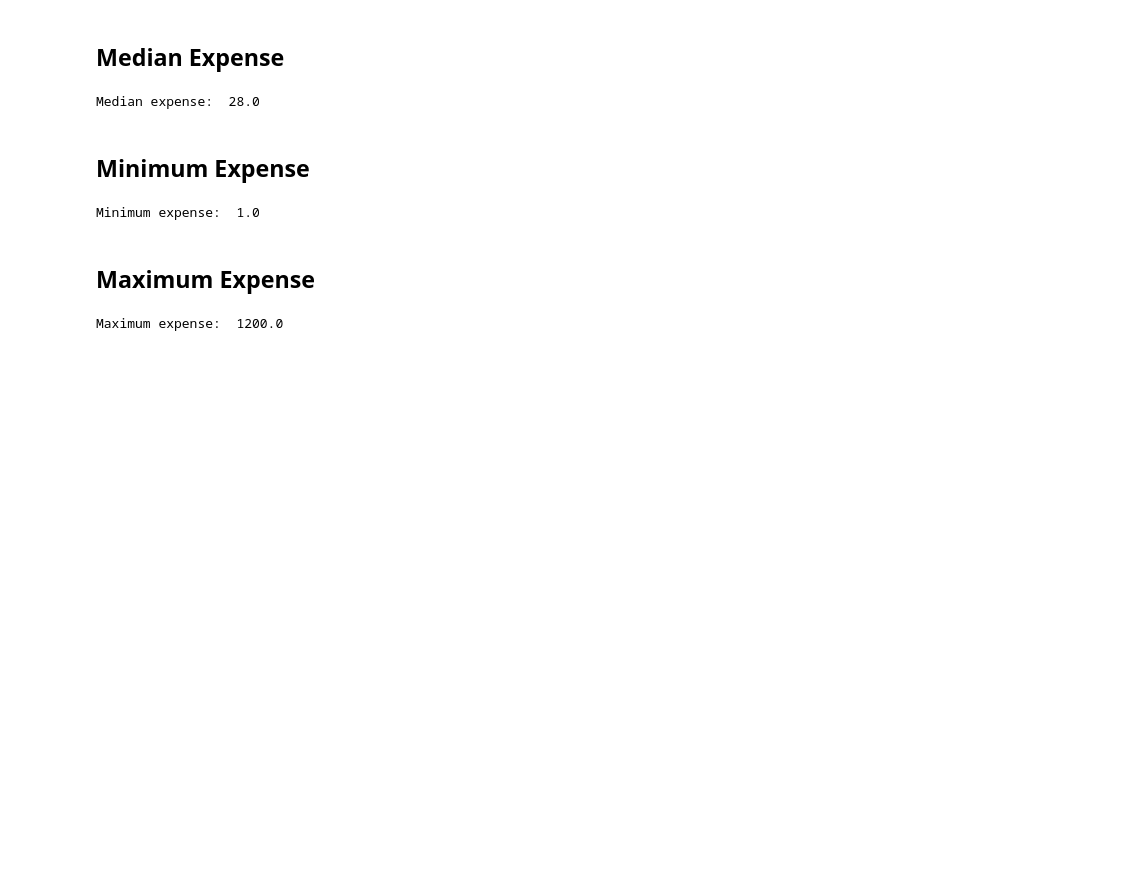
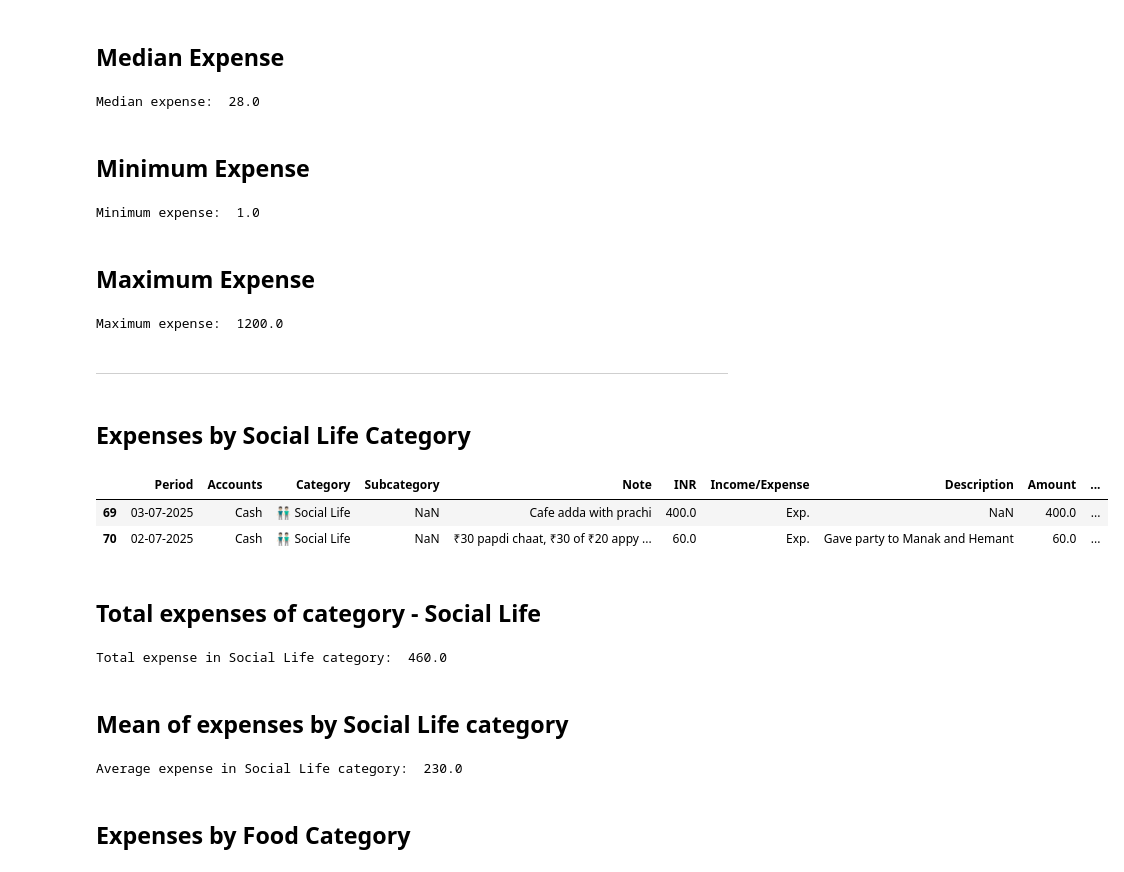
Before and after one commit to kpraham-collab/personal-expenses-analysis, a Jupyter notebook: july_expenses_analysis.ipynb, the cells around one changed output. Saved outputs shown, nothing was run; the diff lists cells and outputs as text; code cells hidden in the pictures; blank space fills up the shorter version.

```diff
--- a/july_expenses_analysis.ipynb
+++ b/july_expenses_analysis.ipynb
@@ -61,3 +57,30 @@ maximum_expense = expenses_only['INR'].max()
 print("Maximum expense: ", maximum_expense)
 # %% [output]
 Maximum expense:  1200.0
+# %% [markdown]
+---
+# %% [markdown]
+## Expenses by Social Life Category
+# %%
+category_Social_life = df[df['Category']=='👬🏻 Social Life']
+category_Social_life
+# %% [output]
+|  | Period | Accounts | Category | Subcategory | Note | INR | Income/Expense | Description | Amount | ... |
+| 69 | 03-07-2025 | Cash | 👬🏻 Social Life | NaN | Cafe adda with prachi | 400.0 | Exp. | NaN | 400.0 | ... |
+| 70 | 02-07-2025 | Cash | 👬🏻 Social Life | NaN | ₹30 papdi chaat, ₹30 of ₹20 appy ... | 60.0 | Exp. | Gave party to Manak and Hemant | 60.0 | ... |
+# %% [markdown]
+## Total expenses of category - Social Life
+# %%
+total_social_life_expense = category_Social_life['Amount'].sum()
+print("Total expense in Social Life category: ", total_social_life_expense)
+# %% [output]
+Total expense in Social Life category:  460.0
+# %% [markdown]
+## Mean of expenses by Social Life category
+# %%
+avg_category_expense = category_Social_life['Amount'].mean()
+print("Average expense in Social Life category: ", avg_category_expense)
+# %% [output]
+Average expense in Social Life category:  230.0
+# %% [markdown]
+## Expenses by Food Category
```
Also changed, not shown: parts of 26 cells of this notebook.
